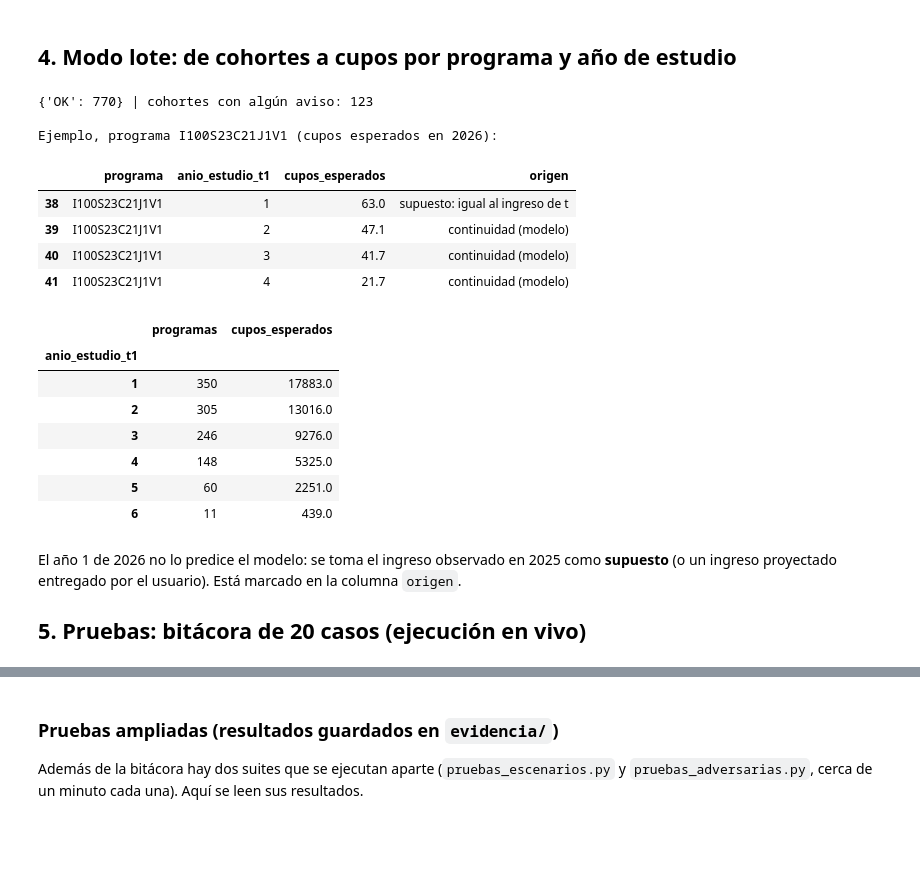
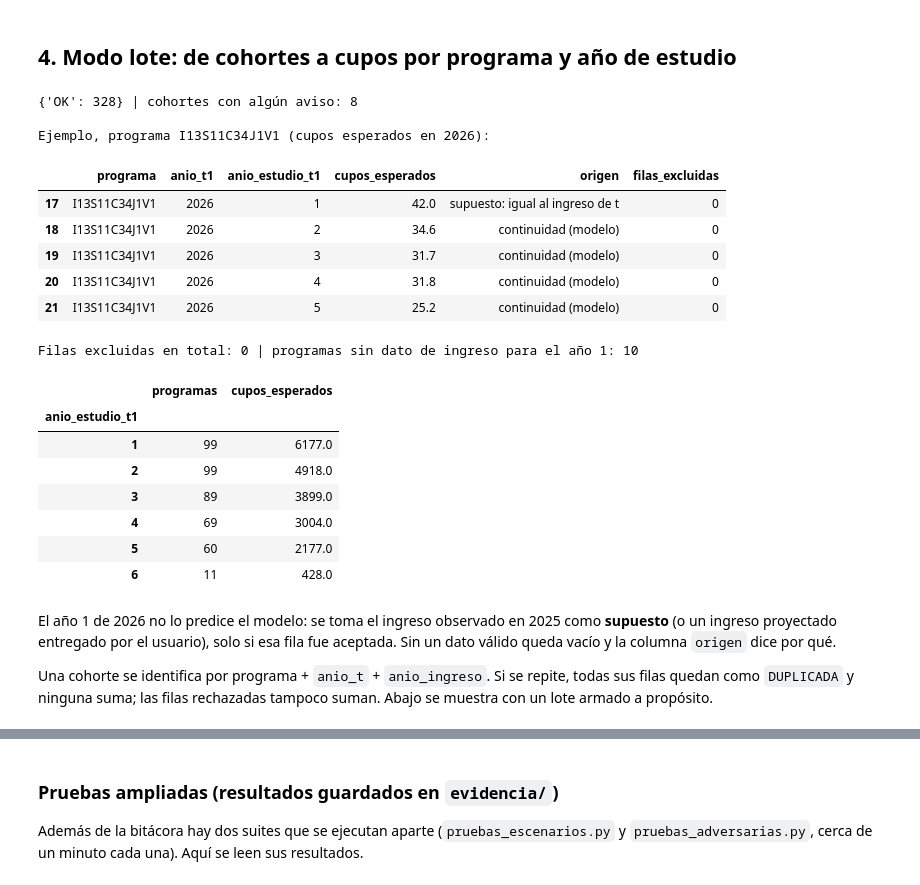
Before and after one commit to Kypp3rv1l/Proyecto-Integrador, a Jupyter notebook: PI06_Prototipo_Cupos.ipynb, the cells around one changed output, grey strips where cells are left out. Saved outputs shown, nothing was run; the diff lists cells and outputs as text; code cells hidden in the pictures; blank space fills up the shorter version.

```diff
--- a/PI06_Prototipo_Cupos.ipynb
+++ b/PI06_Prototipo_Cupos.ipynb
@@ -155,29 +155,33 @@ llamadas al modelo en los 4 casos inválidos: 0
 # %% [markdown]
 ## 4. Modo lote: de cohortes a cupos por programa y año de estudio
 # %%
-cohortes = app._csv_a_df('datos_ejemplo/cohortes_2025.csv')       # 770 cohortes observadas en 2025 (datos agregados, sin personas)
+cohortes = app._csv_a_df('datos_ejemplo/cohortes_2025.csv')       # 328 cohortes universitarias observadas en 2025 (datos agregados, sin personas)
 detalle, cupos = app.proyectar_lote(M, cohortes)
 print(detalle.estado.value_counts().to_dict(), '| cohortes con algún aviso:', int((detalle.mensajes != '').sum()))
-p = cupos.programa.iloc[40]
+p = cupos.programa.iloc[20]
 print('\nEjemplo, programa', p, '(cupos esperados en 2026):'); display(cupos[cupos.programa == p])
+print('Filas excluidas en total:', int((detalle.estado != 'OK').sum()), '| programas sin dato de ingreso para el año 1:', int(cupos.cupos_esperados.isna().sum()))
 display(cupos.groupby('anio_estudio_t1').cupos_esperados.agg(['count', 'sum']).round(0).rename(columns={'count': 'programas', 'sum': 'cupos_esperados'}))
 # %% [output]
-{'OK': 770} | cohortes con algún aviso: 123
+{'OK': 328} | cohortes con algún aviso: 8
 
-Ejemplo, programa I100S23C21J1V1 (cupos esperados en 2026):
+Ejemplo, programa I13S11C34J1V1 (cupos esperados en 2026):
-|  | programa | anio_estudio_t1 | cupos_esperados | origen |
-| 38 | I100S23C21J1V1 | 1 | 63.0 | supuesto: igual al ingreso de t |
-| 39 | I100S23C21J1V1 | 2 | 47.1 | continuidad (modelo) |
-| 40 | I100S23C21J1V1 | 3 | 41.7 | continuidad (modelo) |
-| 41 | I100S23C21J1V1 | 4 | 21.7 | continuidad (modelo) |
+|  | programa | anio_t1 | anio_estudio_t1 | cupos_esperados | origen | filas_excluidas |
+| 17 | I13S11C34J1V1 | 2026 | 1 | 42.0 | supuesto: igual al ingreso de t | 0 |
+| 18 | I13S11C34J1V1 | 2026 | 2 | 34.6 | continuidad (modelo) | 0 |
+| 19 | I13S11C34J1V1 | 2026 | 3 | 31.7 | continuidad (modelo) | 0 |
+| 20 | I13S11C34J1V1 | 2026 | 4 | 31.8 | continuidad (modelo) | 0 |
+| 21 | I13S11C34J1V1 | 2026 | 5 | 25.2 | continuidad (modelo) | 0 |
+Filas excluidas en total: 0 | programas sin dato de ingreso para el año 1: 10
 |  | programas | cupos_esperados |
 | anio_estudio_t1 |  |  |
-| 1 | 350 | 17883.0 |
-| 2 | 305 | 13016.0 |
-| 3 | 246 | 9276.0 |
-| 4 | 148 | 5325.0 |
-| 5 | 60 | 2251.0 |
-| 6 | 11 | 439.0 |
+| 1 | 99 | 6177.0 |
+| 2 | 99 | 4918.0 |
+| 3 | 89 | 3899.0 |
+| 4 | 69 | 3004.0 |
+| 5 | 60 | 2177.0 |
+| 6 | 11 | 428.0 |
 # %% [markdown]
-El año 1 de 2026 no lo predice el modelo: se toma el ingreso observado en 2025 como **supuesto** (o un ingreso proyectado entregado por el usuario). Está marcado en la columna `origen`.
-## 5. Pruebas: bitácora de 20 casos (ejecución en vivo)
+El año 1 de 2026 no lo predice el modelo: se toma el ingreso observado en 2025 como **supuesto** (o un ingreso proyectado entregado por el usuario), solo si esa fila fue aceptada. Sin un dato válido queda vacío y la columna `origen` dice por qué.
+
+Una cohorte se identifica por programa + `anio_t` + `anio_ingreso`. Si se repite, todas sus filas quedan como `DUPLICADA` y ninguna suma; las filas rechazadas tampoco suman. Abajo se muestra con un lote armado a propósito.
```
Also changed, not shown: parts of 16 cells of this notebook, 56 other files.
